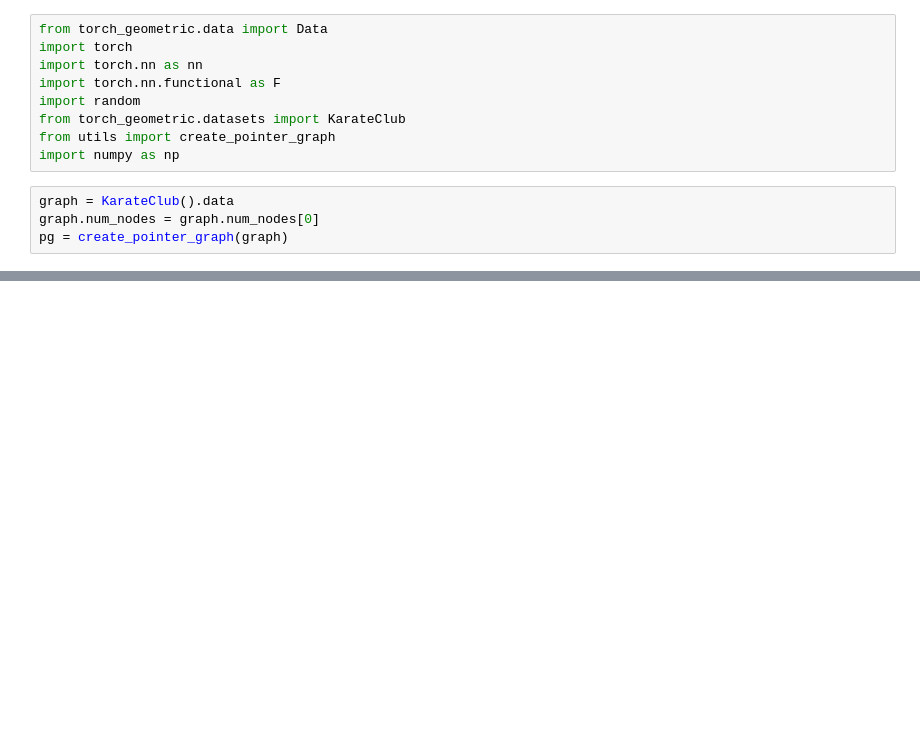
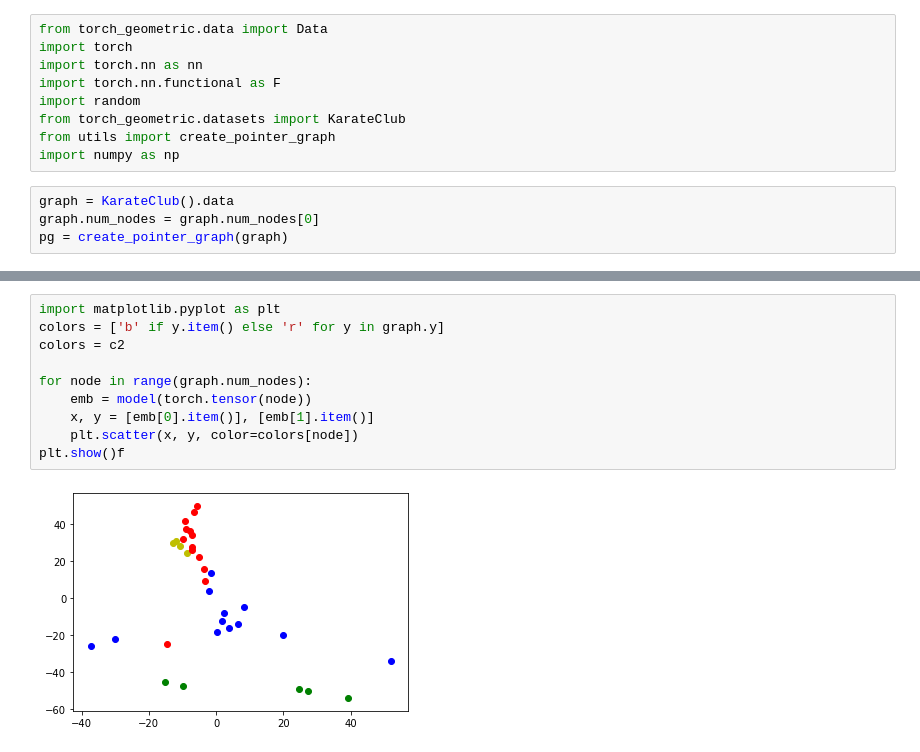
Before and after one commit to tensorway/machine_learning_on_graphs, a Jupyter notebook: DeepWalk.ipynb, the cells around one changed output, grey strips where cells are left out. Cells and saved outputs as stored; diff of their text form; blank space fills up the shorter version.

```diff
--- a/DeepWalk.ipynb
+++ b/DeepWalk.ipynb
@@ -66,0 +97,12 @@ TypeError: triplet_margin_loss(): argument 'anchor' (position 1) must be Tensor,
+# %%
+import matplotlib.pyplot as plt
+colors = ['b' if y.item() else 'r' for y in graph.y]
+colors = c2
+
+for node in range(graph.num_nodes):
+    emb = model(torch.tensor(node))
+    x, y = [emb[0].item()], [emb[1].item()]
+    plt.scatter(x, y, color=colors[node])
+plt.show()f
+# %% [output]
+[figure, added]
```
Also changed, not shown: parts of 11 cells of this notebook, 10 other files.
